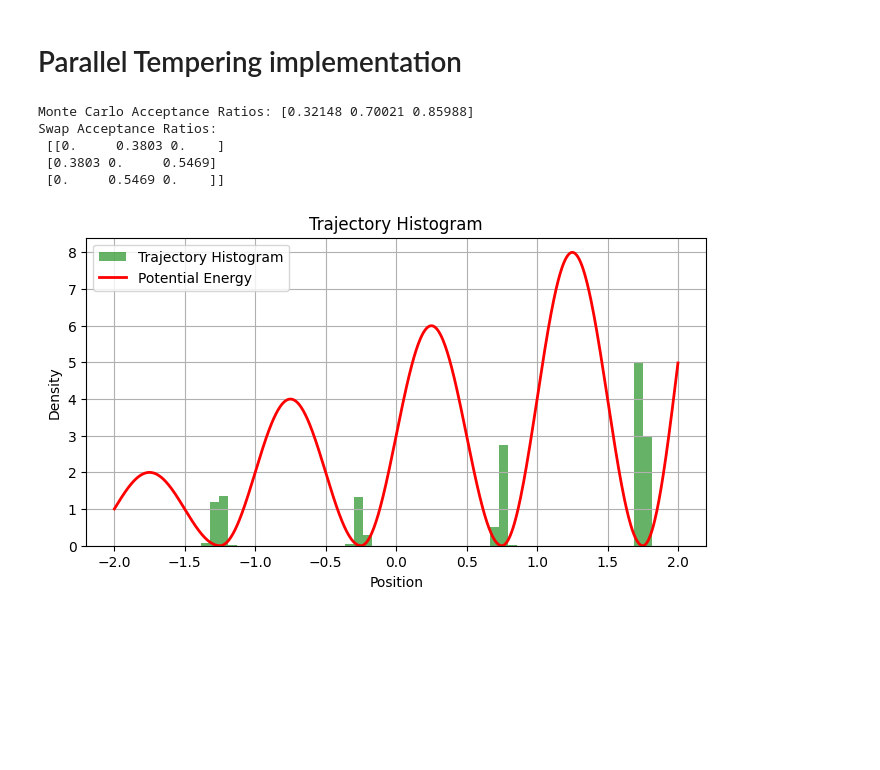
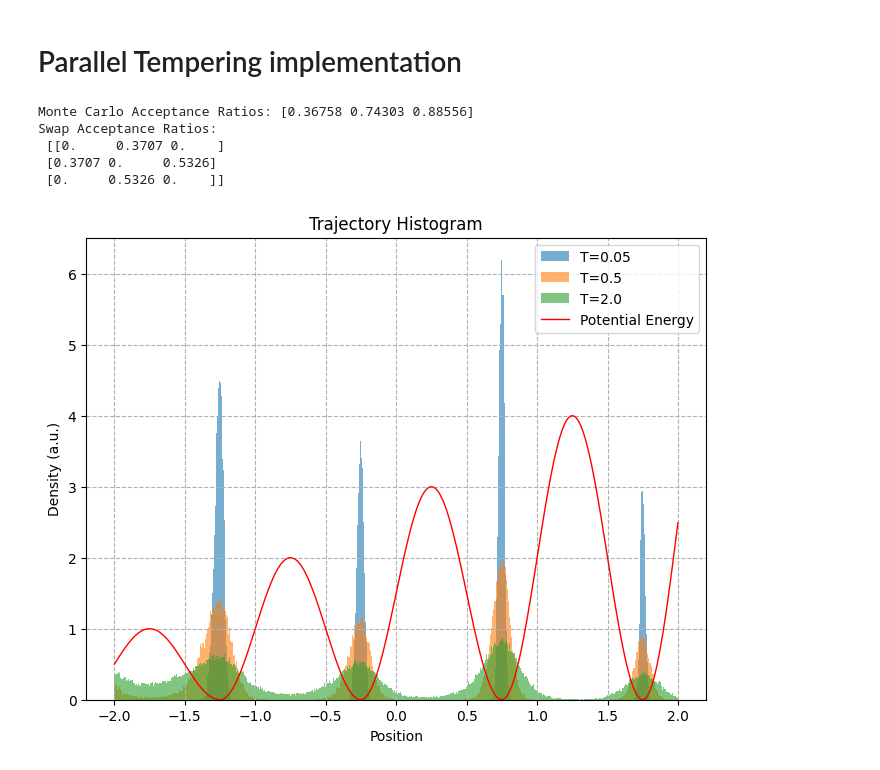
Before and after one commit to jocelas/ACOMP, a Jupyter notebook: exam/parallel_tempering.ipynb, the cells around one changed output. Saved outputs shown, nothing was run; the diff lists cells and outputs as text; code cells hidden in the pictures; blank space fills up the shorter version.

```diff
--- a/exam/parallel_tempering.ipynb
+++ b/exam/parallel_tempering.ipynb
@@ -103,7 +161,7 @@ def simulation(n_steps, betas = betas, x_initial = x_initial, parallel_tempering
     mc_acceptance_ratio = np.zeros(n_temperatures)
     swap_acceptance_ratio = np.zeros((n_temperatures, n_temperatures))
 
-    single_trajectory = np.empty(n_steps)
+    trajectories = np.empty((n_temperatures, n_steps))
 
     for step in range(n_steps):
         for i in range(n_temperatures):
@@ -120,49 +178,50 @@ def simulation(n_steps, betas = betas, x_initial = x_initial, parallel_tempering
                 swap_acceptance_ratio[i, i + 1] += swap_accepted
                 swap_acceptance_ratio[i + 1, i] += swap_accepted
 
-        single_trajectory[step] = x[0]  # Store the trajectory of the first temperature
+        trajectories[:,step] = x  # Store the trajectory of the first temperature
 
     mc_acceptance_ratio /= n_steps
     swap_acceptance_ratio /= (n_steps // parallel_tempering_after)
 
-    return energies, mc_acceptance_ratio, swap_acceptance_ratio, single_trajectory
+    return energies, mc_acceptance_ratio, swap_acceptance_ratio, trajectories
 
 
-def trajectory_histogram(trajectory, n_bins=100):
+def trajectory_histogram(trajectories, n_bins=100):
     """Plot histogram of the trajectory
 
     Args:
         trajectory (np.ndarray): Trajectory data
         n_bins (int): Number of bins for the histogram
     """
-    plt.figure(figsize=(8, 4))
-    plt.hist(trajectory, bins=n_bins, density=True, alpha=0.6, color='g', label='Trajectory Histogram')
+    plt.figure(figsize=(8, 6))
+    for i,trajectory in enumerate(trajectories):
+        plt.hist(trajectory, bins=n_bins, density=True, alpha=0.6, label=f'T={Temperatures[i]}')
 
     # Plot the potential energy for reference
     x = np.linspace(-2.5, 2.5, 1000)
-    U_x = np.vectorize(U)(x)
-    plt.plot(x, U_x, 'r-', lw=2, label='Potential Energy')
+    U_x = 0.5*np.vectorize(U)(x)
+    plt.plot(x, U_x, 'r-', lw=1, label='Potential Energy')
     plt.title('Trajectory Histogram')
     plt.xlabel('Position')
-    plt.ylabel('Density')
-    plt.grid()
+    plt.ylabel('Density (a.u.)')
+    plt.grid(linestyle='--')
     plt.legend()
     plt.show()
 # %%
 
 steps = 1e5
 
-energies, mc_acceptance_ratio, swap_acceptance_ratio, single_trajectory = simulation(int(steps), parallel_tempering=True, x_initial = -1.)
+energies, mc_acceptance_ratio, swap_acceptance_ratio, trajectories = simulation(int(steps), parallel_tempering=True, x_initial = -1.0)
 
 print("Monte Carlo Acceptance Ratios:", mc_acceptance_ratio)
 print("Swap Acceptance Ratios:\n", swap_acceptance_ratio)
 # %% [output]
-Monte Carlo Acceptance Ratios: [0.32148 0.70021 0.85988]
+Monte Carlo Acceptance Ratios: [0.36758 0.74303 0.88556]
 Swap Acceptance Ratios:
- [[0.     0.3803 0.    ]
- [0.3803 0.     0.5469]
- [0.     0.5469 0.    ]]
+ [[0.     0.3707 0.    ]
+ [0.3707 0.     0.5326]
+ [0.     0.5326 0.    ]]
 # %%
-trajectory_histogram(single_trajectory, n_bins=50)
+trajectory_histogram(trajectories, n_bins=500)
 # %% [output]
-[figure, old version]
+[figure, new version]
```
Also changed, not shown: parts of 16 cells of this notebook, 14 other files.
